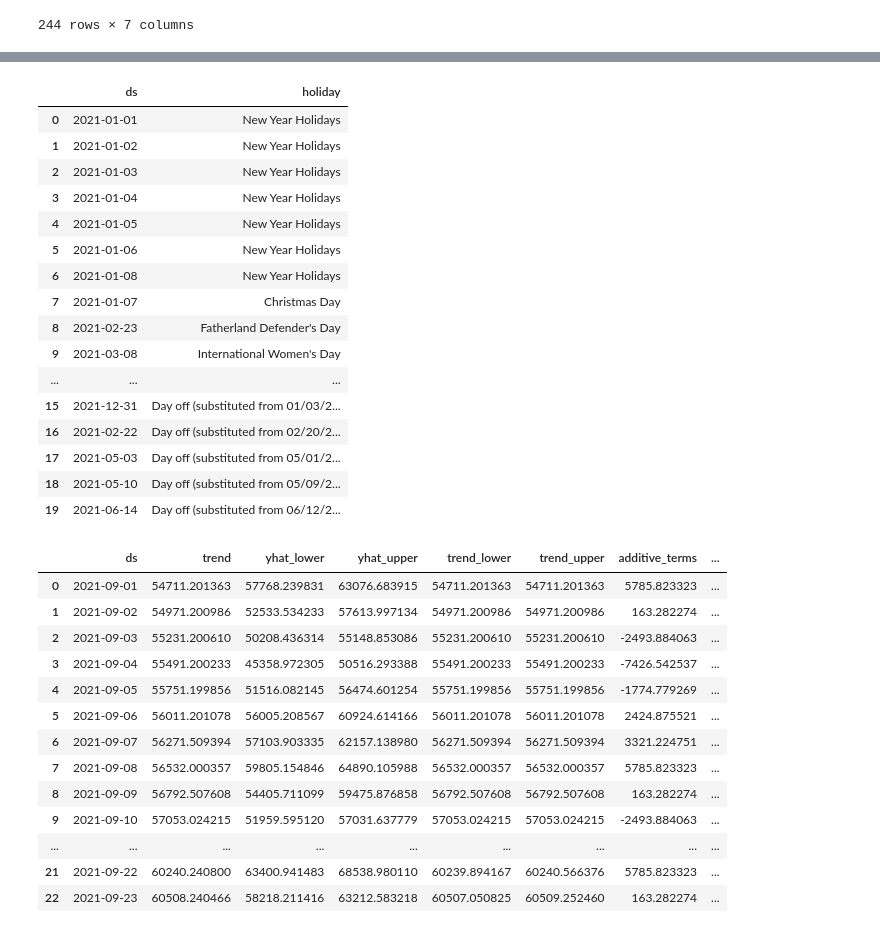
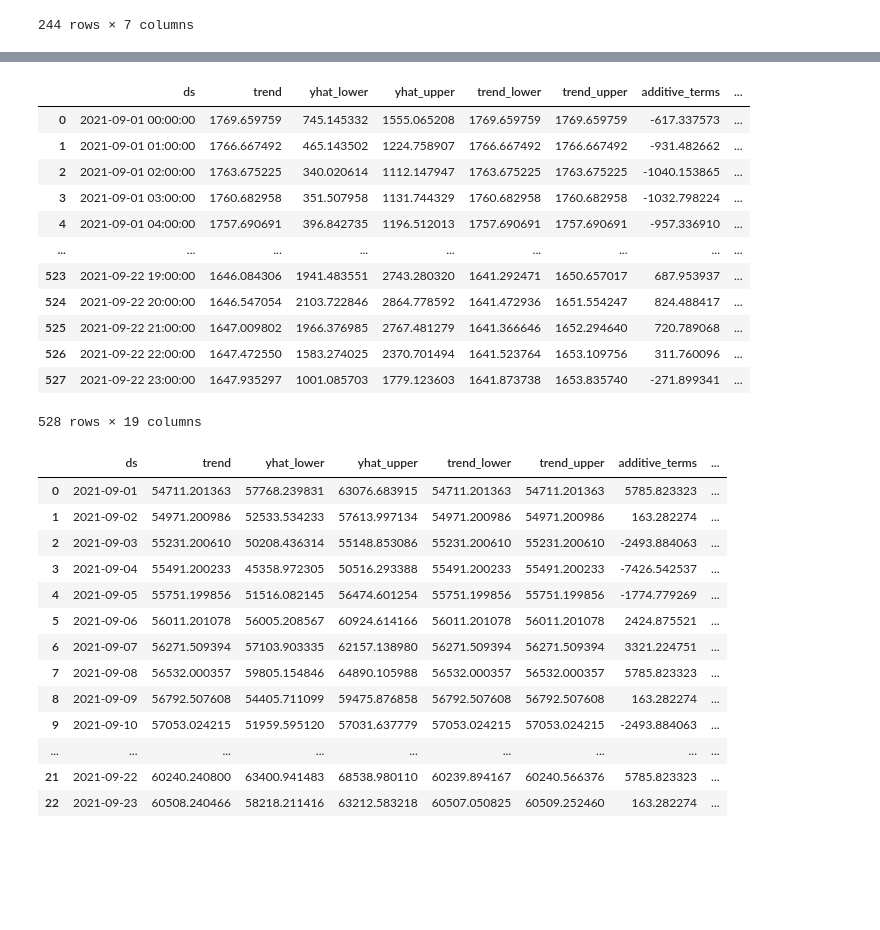
Before and after one commit to aleks-haksly/VIZRO, a Jupyter notebook: demos/test_yandex.ipynb, the cells around one changed output, grey strips where cells are left out. Saved outputs shown, nothing was run; the diff lists cells and outputs as text; code cells hidden in the pictures; blank space fills up the shorter version.

```diff
--- a/demos/test_yandex.ipynb
+++ b/demos/test_yandex.ipynb
@@ -113,23 +135,19 @@ from prophet.make_holidays import make_holidays_df
-# %%
-make_holidays_df(country='RU', year_list=["2021"])
-# %% [output]
-|  | ds | holiday |
-| 0 | 2021-01-01 | New Year Holidays |
-| 1 | 2021-01-02 | New Year Holidays |
-| 2 | 2021-01-03 | New Year Holidays |
-| 3 | 2021-01-04 | New Year Holidays |
-| 4 | 2021-01-05 | New Year Holidays |
-| 5 | 2021-01-06 | New Year Holidays |
-| 6 | 2021-01-08 | New Year Holidays |
-| 7 | 2021-01-07 | Christmas Day |
-| 8 | 2021-02-23 | Fatherland Defender's Day |
-| 9 | 2021-03-08 | International Women's Day |
-| ... | ... | ... |
-| 15 | 2021-12-31 | Day off (substituted from 01/03/2... |
-| 16 | 2021-02-22 | Day off (substituted from 02/20/2... |
-| 17 | 2021-05-03 | Day off (substituted from 05/01/2... |
-| 18 | 2021-05-10 | Day off (substituted from 05/09/2... |
-| 19 | 2021-06-14 | Day off (substituted from 06/12/2... |
+# %%
+forecast
+# %% [output]
+|  | ds | trend | yhat_lower | yhat_upper | trend_lower | trend_upper | additive_terms | ... |
+| 0 | 2021-09-01 00:00:00 | 1769.659759 | 745.145332 | 1555.065208 | 1769.659759 | 1769.659759 | -617.337573 | ... |
+| 1 | 2021-09-01 01:00:00 | 1766.667492 | 465.143502 | 1224.758907 | 1766.667492 | 1766.667492 | -931.482662 | ... |
+| 2 | 2021-09-01 02:00:00 | 1763.675225 | 340.020614 | 1112.147947 | 1763.675225 | 1763.675225 | -1040.153865 | ... |
+| 3 | 2021-09-01 03:00:00 | 1760.682958 | 351.507958 | 1131.744329 | 1760.682958 | 1760.682958 | -1032.798224 | ... |
+| 4 | 2021-09-01 04:00:00 | 1757.690691 | 396.842735 | 1196.512013 | 1757.690691 | 1757.690691 | -957.336910 | ... |
+| ... | ... | ... | ... | ... | ... | ... | ... | ... |
+| 523 | 2021-09-22 19:00:00 | 1646.084306 | 1941.483551 | 2743.280320 | 1641.292471 | 1650.657017 | 687.953937 | ... |
+| 524 | 2021-09-22 20:00:00 | 1646.547054 | 2103.722846 | 2864.778592 | 1641.472936 | 1651.554247 | 824.488417 | ... |
+| 525 | 2021-09-22 21:00:00 | 1647.009802 | 1966.376985 | 2767.481279 | 1641.366646 | 1652.294640 | 720.789068 | ... |
+| 526 | 2021-09-22 22:00:00 | 1647.472550 | 1583.274025 | 2370.701494 | 1641.523764 | 1653.109756 | 311.760096 | ... |
+| 527 | 2021-09-22 23:00:00 | 1647.935297 | 1001.085703 | 1779.123603 | 1641.873738 | 1653.835740 | -271.899341 | ... |
+528 rows × 19 columns
 # %%
 forecast
 # %% [output]
```
Also changed, not shown: parts of 16 cells of this notebook.
